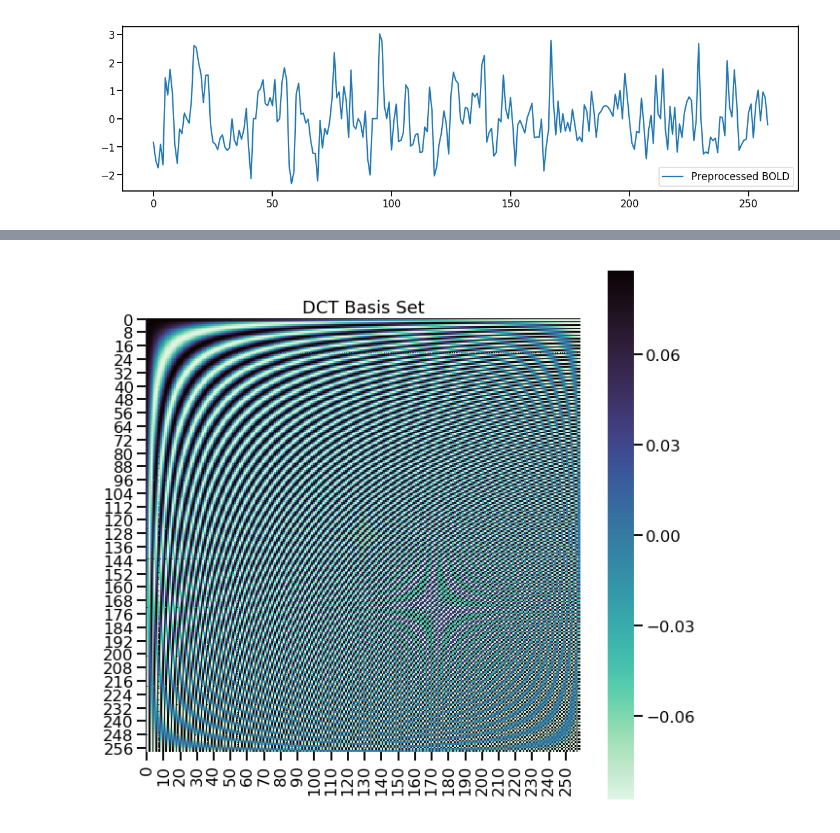
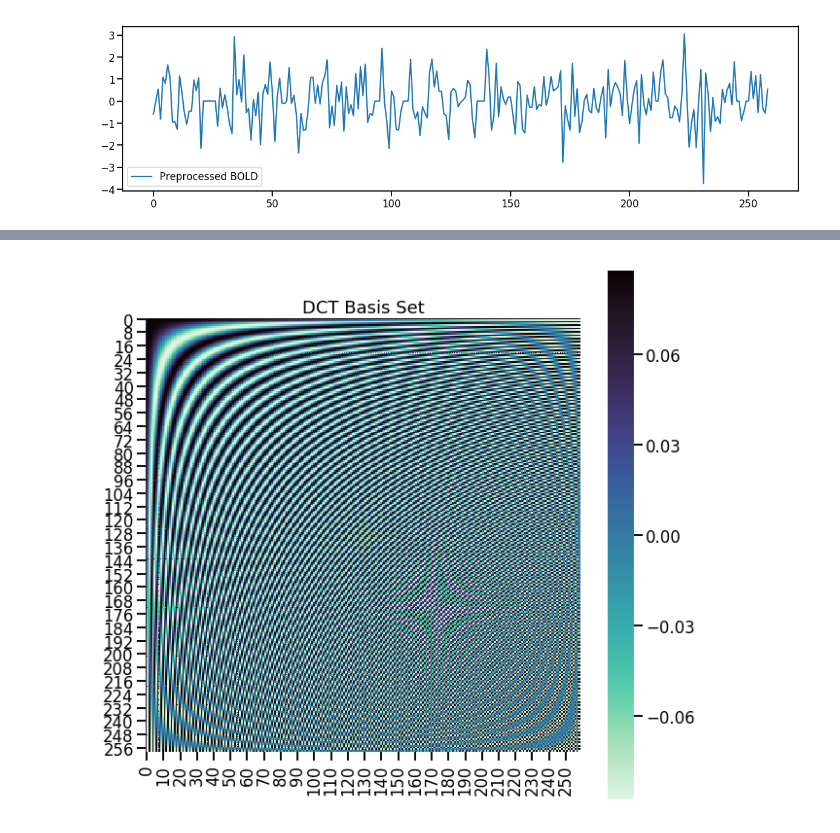
Before and after one commit to dunsmoorlab/gPPI, a Jupyter notebook: deconvolve.ipynb, the cells around one changed output, grey strips where cells are left out. Saved outputs shown, nothing was run; the diff lists cells and outputs as text; code cells hidden in the pictures.

```diff
--- a/deconvolve.ipynb
+++ b/deconvolve.ipynb
@@ -12,10 +12,18 @@ from nilearn.signal import clean
 import seaborn as sns
 sns.set_context('talk')
 %config InLineBackend.figure_format = 'rentina'
+# %%
+def apply_mask(mask=None,target=None):
+    coor = np.where(mask == 1)
+    values = target[coor]
+    if values.ndim > 1:
+        values = np.transpose(values) #swap axes to get feature X sample
+    return values
 # %%
-# data = get_data('../../nistats-bids/sub-FC001/ses-1/func/sub-FC001_ses-1_task-acquisition_bold.nii.gz')
-data = nib.load('../../nistats-bids/sub-FC001/ses-1/func/sub-FC001_ses-1_task-acquisition_bold.nii.gz').get_data()
-bold = data[35,10,14,:,np.newaxis]
+data = get_data('example_data/sub-FC004_ses-1_task-acquisition_space-T1w_desc-preproc_bold.nii.gz')
+mask = get_data('example_data/lh_amyg.nii.gz')
+data = apply_mask(mask=mask,target=data).mean(axis=1)
+bold = data
 x = range(bold.shape[0])
 plt.figure(figsize=(20,5))
 plt.plot(x,bold);
@@ -25,5 +33,7 @@ plt.legend(['Raw BOLD']);
 # %%
-confounds = pd.read_csv('../../nistats-bids/derivatives/fmriprep/sub-FC001/ses-1/func/confounds.txt',sep='\t',header=None)
+confounds = pd.read_csv('example_data/confounds.txt',sep='\t',header=None).values
+# confounds = confounds[:,:15]
+# confounds_dt = np.hstack((confounds,np.ones((confounds.shape[0],1))))
 plt.figure(figsize=(10,5))
 sns.heatmap(confounds,cmap='magma');
 plt.title('confounds');
@@ -32,7 +42,10 @@ plt.title('confounds');
 # %%
-preproc = clean(bold,confounds=confounds.values,t_r=2,detrend=False,standardize='zscore')
+preproc = clean(bold[:,np.newaxis],confounds=confounds,t_r=2,detrend=False,standardize='zscore').mean(axis=1)
+# dt = clean(bold,confounds=confounds,t_r=2,detrend=True,standardize='zscore')
+# mpreproc = clean(mbold[:,np.newaxis],confounds=confounds,t_r=2,detrend=False,standardize='zscore')
 plt.figure(figsize=(20,5))
 plt.plot(x,preproc);
+# plt.plot(x,dt)
 plt.legend(['Preprocessed BOLD','Non fMRIprep']);
 # %% [output]
-[figure, old version]
+[figure, new version]
```
Also changed, not shown: parts of 10 cells of this notebook, 2 other files.
